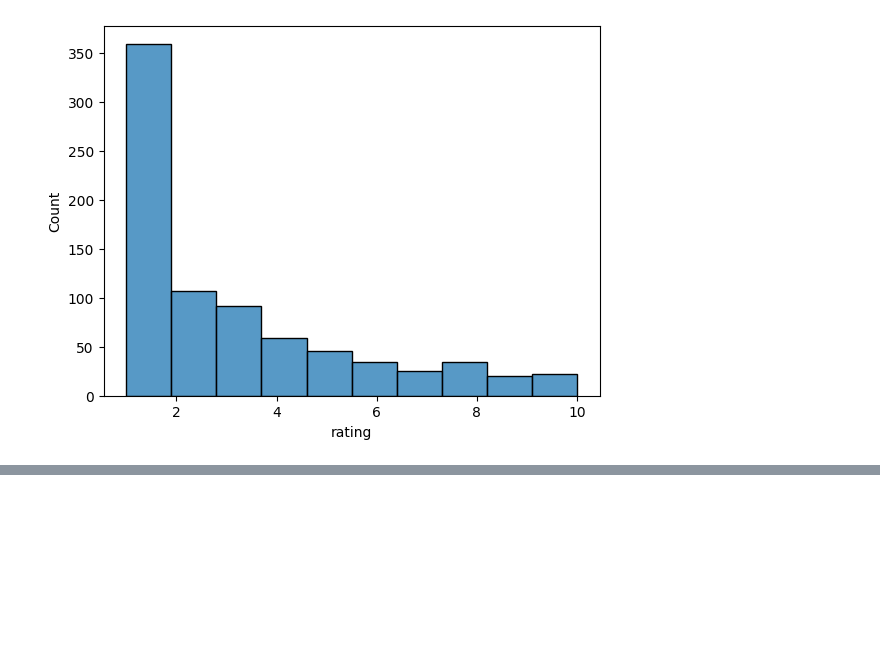
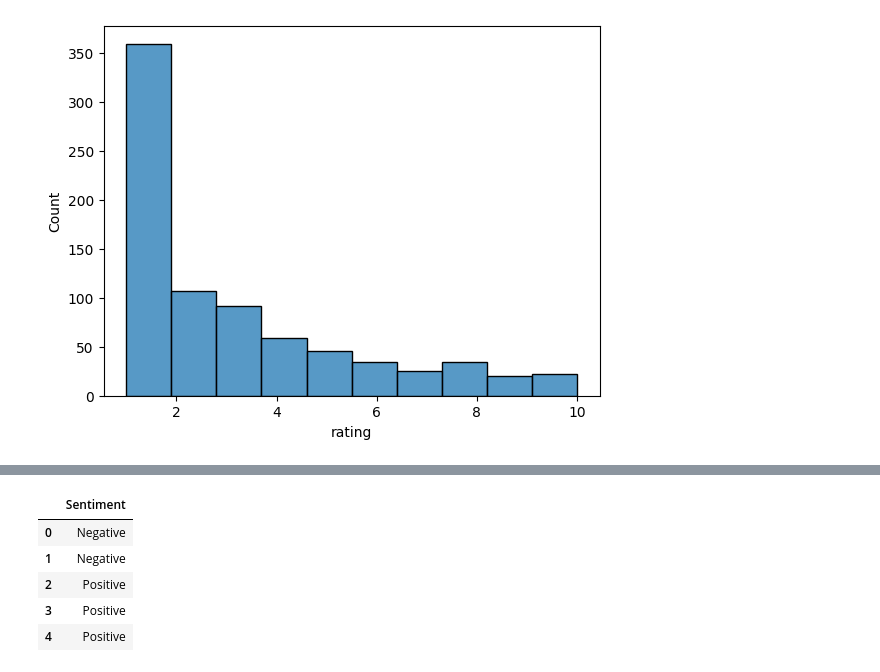
Before and after one commit to ptri16/TheForage_VirtualInternship, a Jupyter notebook: British Airways/BA Airways Sentiment Analysis/Code 3_Sentiment Analysis.ipynb, the cells around one changed output, grey strips where cells are left out. Cells and saved outputs as stored; diff of their text form; code cells hidden in the pictures; blank space fills up the shorter version.

```diff
--- a/British Airways/BA Airways Sentiment Analysis/Code 3_Sentiment Analysis.ipynb
+++ b/British Airways/BA Airways Sentiment Analysis/Code 3_Sentiment Analysis.ipynb
@@ -168,0 +192,10 @@ sns.histplot(data=df_sent, x='Sentiment')
+# %%
+df_sentiment_vader = pd.read_csv('sentiment_result_vVader.csv', index_col=0)
+df_sentiment_vader.head()
+# %% [output]
+|  | Sentiment |
+| 0 | Negative |
+| 1 | Negative |
+| 2 | Positive |
+| 3 | Positive |
+| 4 | Positive |
```
Also changed, not shown: parts of 16 cells of this notebook, 2 other files.
